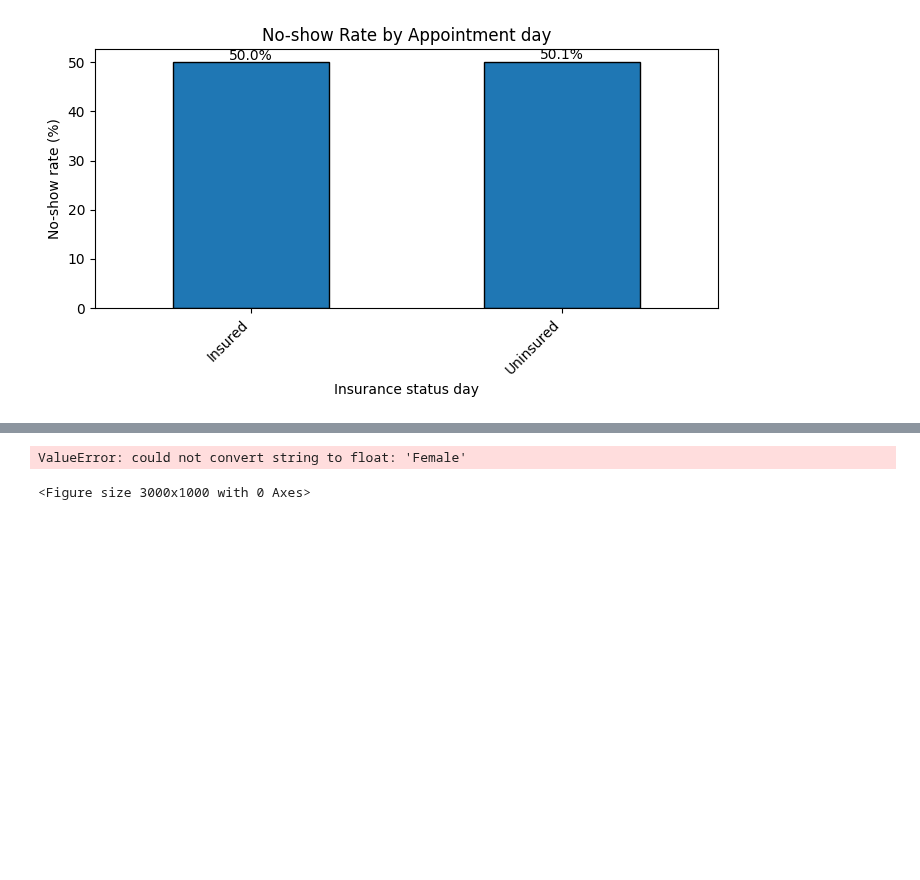
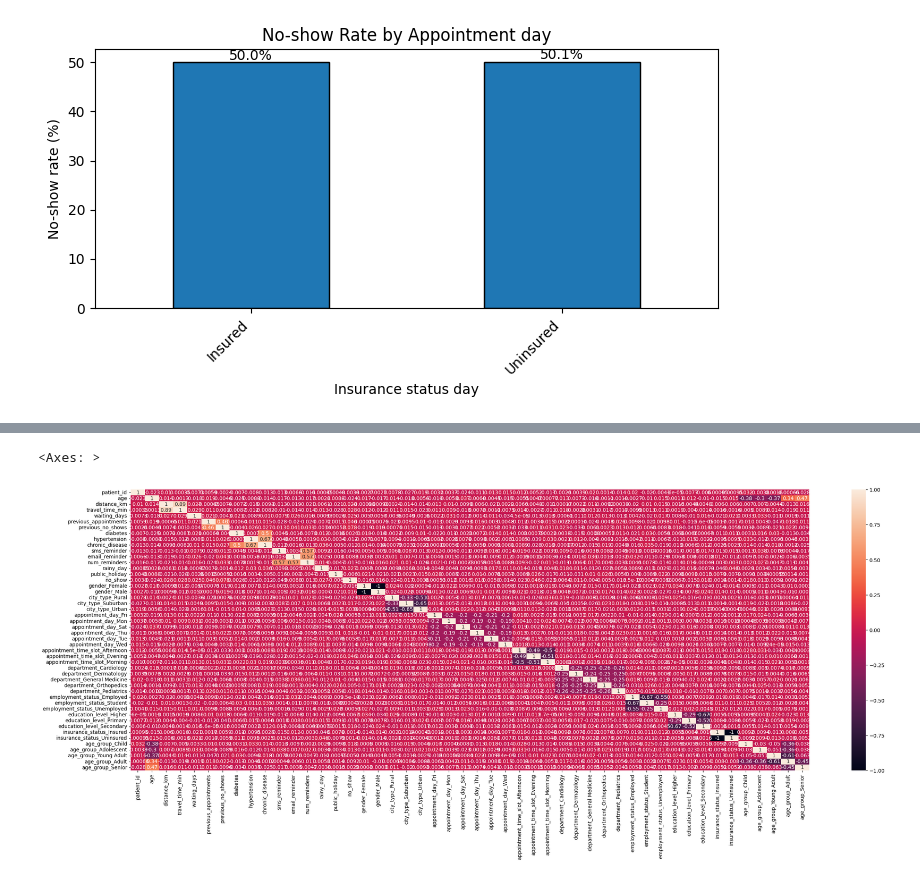
Before and after one commit to IAMLATI/Patient-DNA-Hospital-Appointment, a Jupyter notebook: Patient_Dna.ipynb, the cells around one changed output, grey strips where cells are left out. Saved outputs shown, nothing was run; the diff lists cells and outputs as text; code cells hidden in the pictures; blank space fills up the shorter version.

```diff
--- a/Patient_Dna.ipynb
+++ b/Patient_Dna.ipynb
@@ -537,0 +540,10 @@ plt.show()
+# %%
+categorical_features_columns = ['gender',
+  'city_type',
+  'appointment_day',
+  'appointment_time_slot',
+  'department',
+  'employment_status',
+  'education_level',
+  'insurance_status','age_group']
+categorical_features_columns
@@ -537,0 +560,2 @@ plt.show()
+# %%
+df_copy = pd.get_dummies(df, columns = categorical_features_columns, drop_first = False, dtype = 'int8' )
@@ -538,6 +582,7 @@ plt.show()
 # %%
 plt.figure(figsize = (30,10))
-corr_df = df.corr()
+corr_df = df_copy.corr()
+sns.heatmap(corr_df, annot = True)
 # %% [output]
-ValueError: could not convert string to float: 'Female'
+<Axes: >
-<Figure size 3000x1000 with 0 Axes>
+[figure, added]
```
Also changed, not shown: parts of 10 cells of this notebook.
